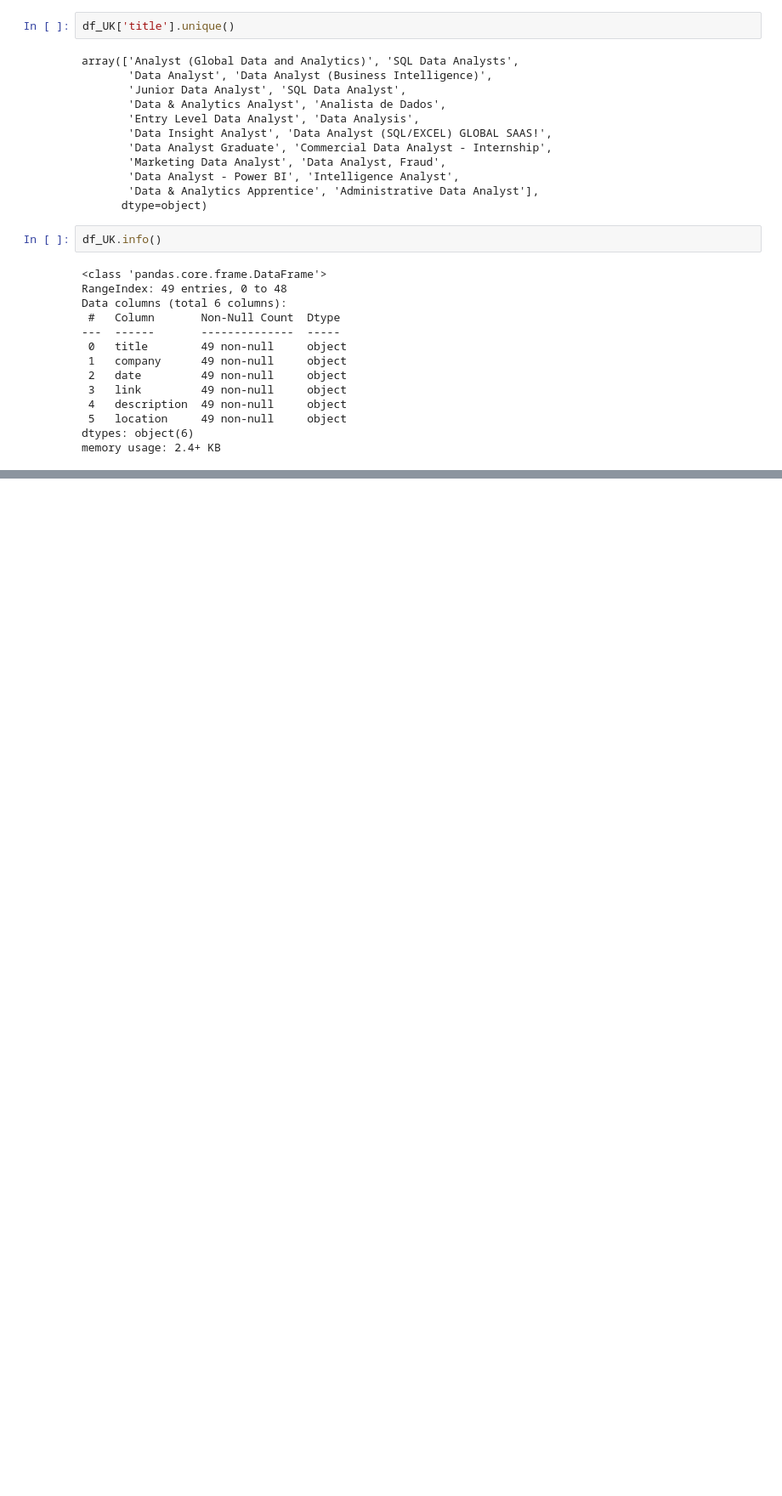
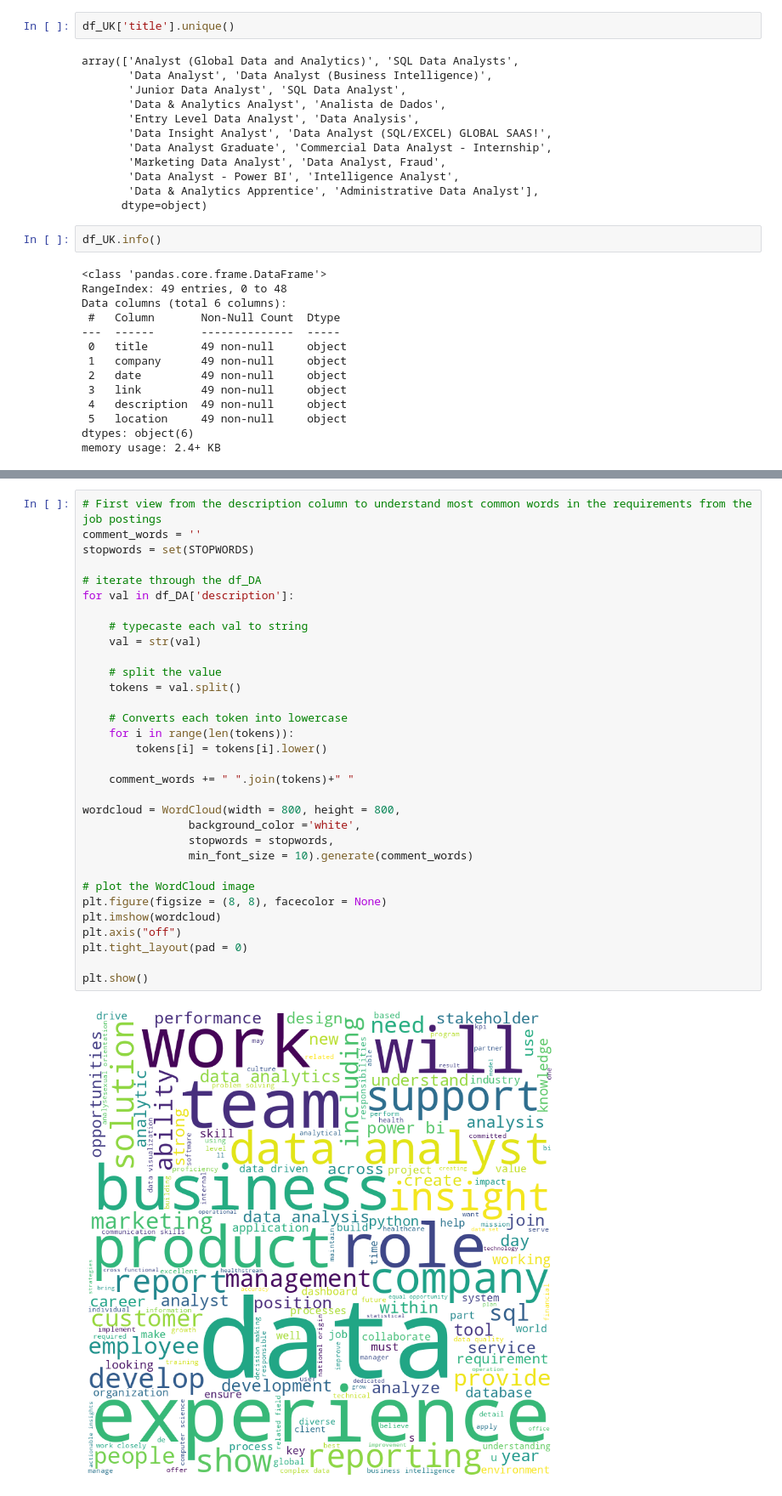
Before and after one commit to arielwendichansky/LinkedIn_analysis, a Jupyter notebook: linkedin_project.ipynb, the cells around one changed output, grey strips where cells are left out. Shown at 85% size. Saved outputs shown, nothing was run; the diff lists cells and outputs as text; blank space fills up the shorter version.

```diff
--- a/linkedin_project.ipynb
+++ b/linkedin_project.ipynb
@@ -347,0 +387,34 @@ df_DA
+# %%
+# First view from the description column to understand most common words in the requirements from the job postings
+comment_words = ''
+stopwords = set(STOPWORDS)
+
+# iterate through the df_DA
+for val in df_DA['description']:
+
+    # typecaste each val to string
+    val = str(val)
+
+    # split the value
+    tokens = val.split()
+
+    # Converts each token into lowercase
+    for i in range(len(tokens)):
+        tokens[i] = tokens[i].lower()
+
+    comment_words += " ".join(tokens)+" "
+
+wordcloud = WordCloud(width = 800, height = 800,
+                background_color ='white',
+                stopwords = stopwords,
+                min_font_size = 10).generate(comment_words)
+
+# plot the WordCloud image
+plt.figure(figsize = (8, 8), facecolor = None)
+plt.imshow(wordcloud)
+plt.axis("off")
+plt.tight_layout(pad = 0)
+
+plt.show()
+# %% [output]
+[figure, added]
```
Also changed, not shown: parts of 20 cells of this notebook.
